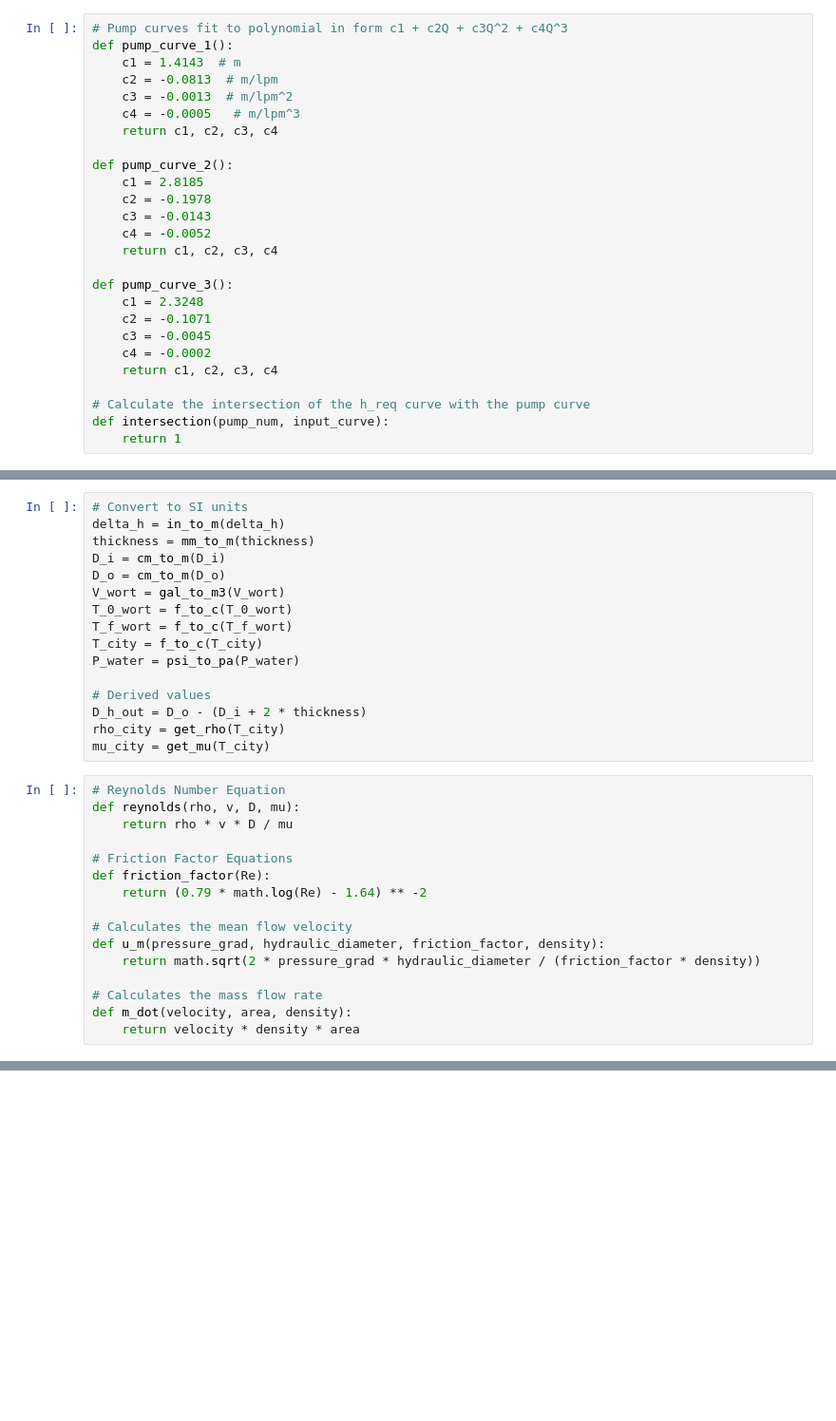
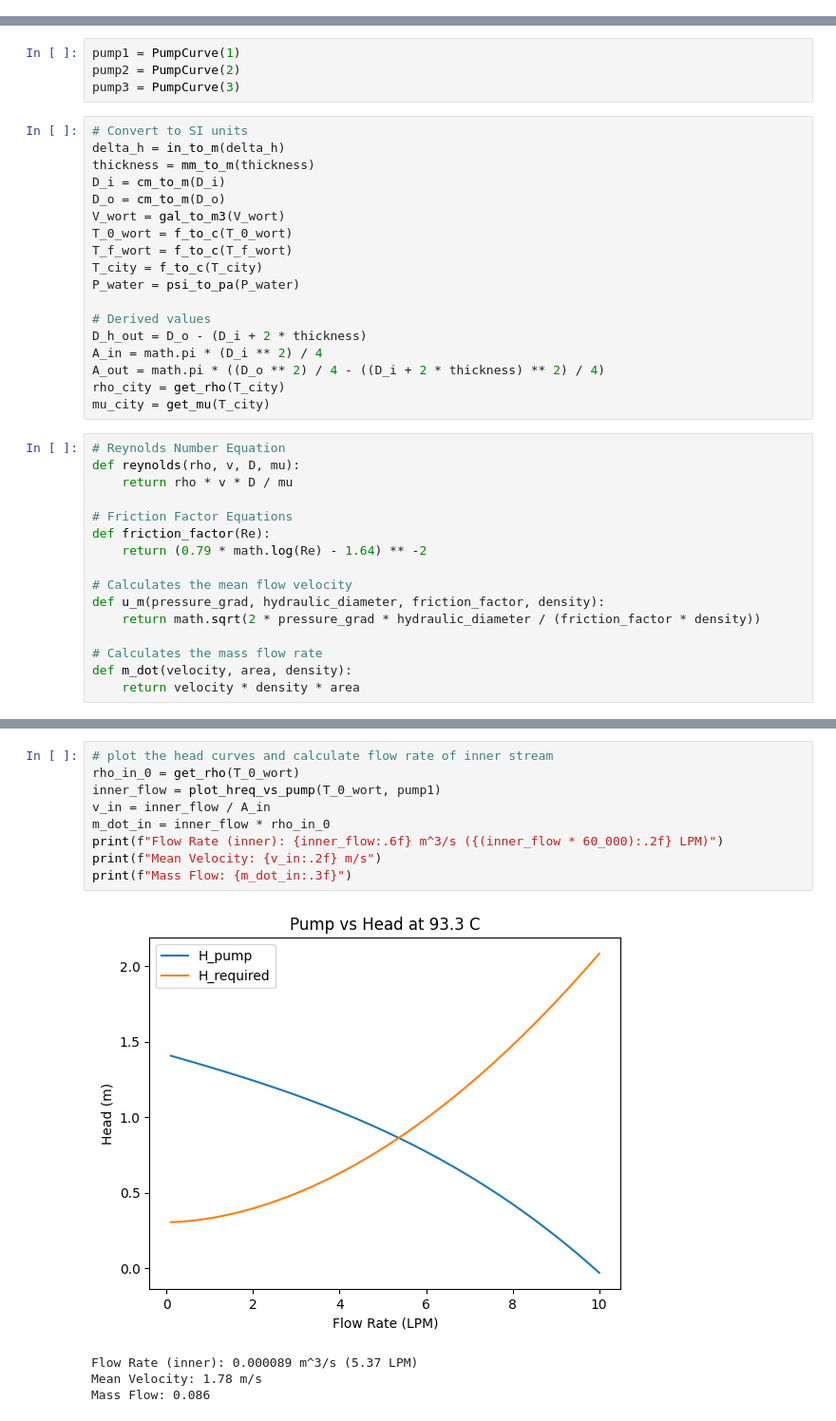
Before and after one commit to Jagardiner97/STAT-6685, a Jupyter notebook: Thermal Fluids Final Project/hxr.ipynb, the cells around one changed output, grey strips where cells are left out. Shown at 95% size. Cells and saved outputs as stored; diff of their text form; blank space fills up the shorter version.

```diff
--- a/Thermal Fluids Final Project/hxr.ipynb
+++ b/Thermal Fluids Final Project/hxr.ipynb
@@ -58,27 +70 @@ def get_k_fluid(temp):
     return k_fluid
-# %%
-# Pump curves fit to polynomial in form c1 + c2Q + c3Q^2 + c4Q^3
-def pump_curve_1():
-    c1 = 1.4143  # m
-    c2 = -0.0813  # m/lpm
-    c3 = -0.0013  # m/lpm^2
-    c4 = -0.0005   # m/lpm^3
-    return c1, c2, c3, c4
-
-def pump_curve_2():
-    c1 = 2.8185
-    c2 = -0.1978
-    c3 = -0.0143
-    c4 = -0.0052
-    return c1, c2, c3, c4
-
-def pump_curve_3():
-    c1 = 2.3248
-    c2 = -0.1071
-    c3 = -0.0045
-    c4 = -0.0002
-    return c1, c2, c3, c4
-
-# Calculate the intersection of the h_req curve with the pump curve
-def intersection(pump_num, input_curve):
-    return 1
@@ -85,3 +106,7 @@ def intersection(pump_num, input_curve):
+# %%
+pump1 = PumpCurve(1)
+pump2 = PumpCurve(2)
+pump3 = PumpCurve(3)
 # %%
 # Convert to SI units
 delta_h = in_to_m(delta_h)
@@ -96,6 +121,8 @@ P_water = psi_to_pa(P_water)
 
 # Derived values
 D_h_out = D_o - (D_i + 2 * thickness)
+A_in = math.pi * (D_i ** 2) / 4
+A_out = math.pi * ((D_o ** 2) / 4 - ((D_i + 2 * thickness) ** 2) / 4)
 rho_city = get_rho(T_city)
 mu_city = get_mu(T_city)
 # %%
@@ -172,3 +246,17 @@ def head_loss(f, L, D, K, v, g):
+# %%
+# plot the head curves and calculate flow rate of inner stream
+rho_in_0 = get_rho(T_0_wort)
+inner_flow = plot_hreq_vs_pump(T_0_wort, pump1)
+v_in = inner_flow / A_in
+m_dot_in = inner_flow * rho_in_0
+print(f"Flow Rate (inner): {inner_flow:.6f} m^3/s ({(inner_flow * 60_000):.2f} LPM)")
+print(f"Mean Velocity: {v_in:.2f} m/s")
+print(f"Mass Flow: {m_dot_in:.3f}")
+# %% [output]
+[figure, added]
+Flow Rate (inner): 0.000089 m^3/s (5.37 LPM)
+Mean Velocity: 1.78 m/s
+Mass Flow: 0.086
 # %%
 # Get convection coefficient using Nu
 def convection_coefficient(nusselt, k_fluid, D):
```
Also changed, not shown: parts of 13 cells of this notebook.
